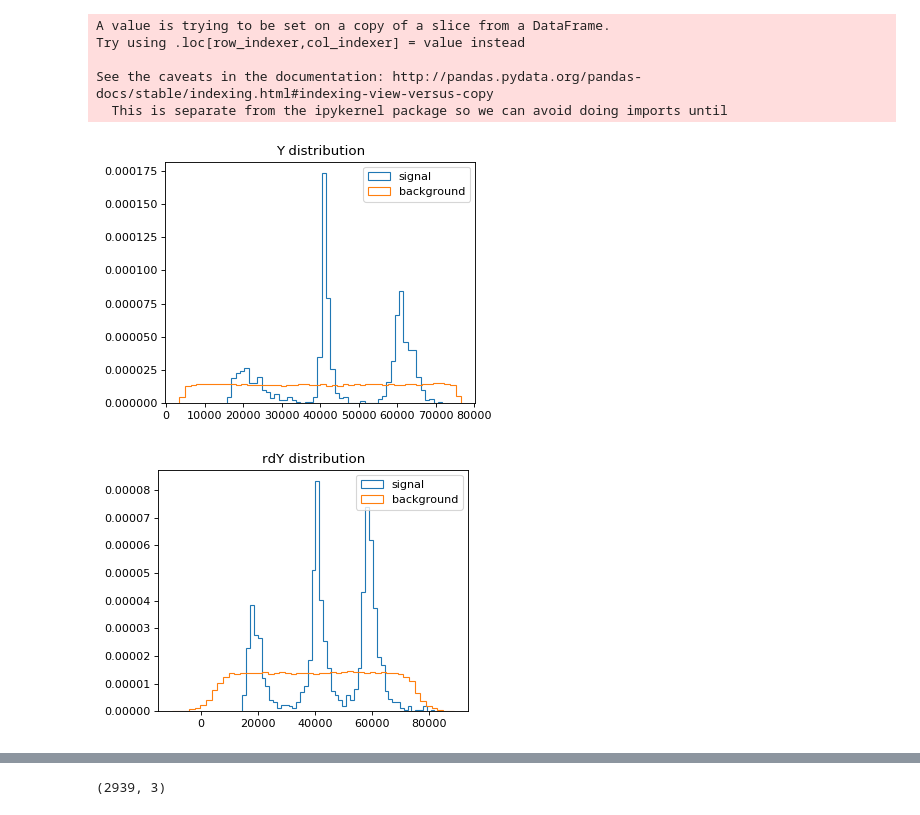
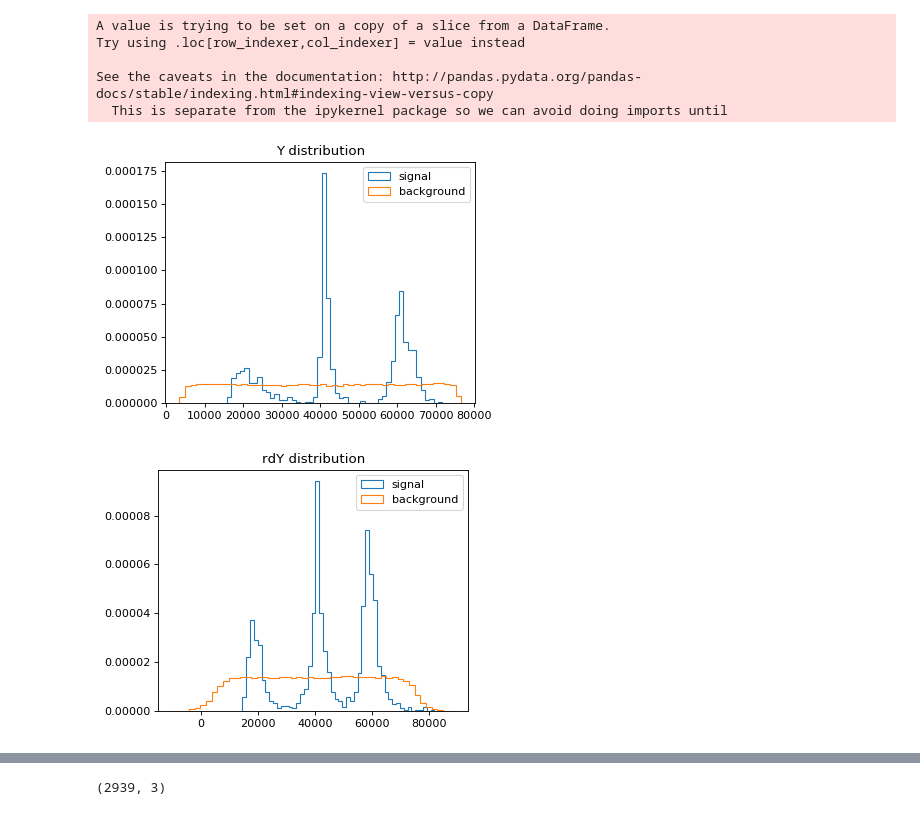
Before and after one commit to heroxbd/mlhep2017, a Jupyter notebook: episode2/Projection-Z0.ipynb, the cells around one changed output, grey strips where cells are left out. Saved outputs shown, nothing was run; the diff lists cells and outputs as text; code cells hidden in the pictures.

```diff
--- a/episode2/Projection-Z0.ipynb
+++ b/episode2/Projection-Z0.ipynb
@@ -3,7 +3,7 @@ import numpy as np
 import pandas as pd
 from matplotlib import pyplot as plt
 
-def f_plot(df=df, col="chi2"):
+def f_plot(df, col="chi2"):
     plt.figure(dpi = 80, figsize=(5,4))
     first = plt.hist(df.loc[df.signal == True, col], normed = True, histtype="step", bins=50, label = 'signal')
     second = plt.hist(df.loc[df.signal == False, col], normed = True, histtype="step", bins=50, label = 'background')
@@ -30,14 +28,14 @@ See the caveats in the documentation: http://pandas.pydata.org/pandas-docs/stabl
 # %%
 # get rid of Zo
 df0 = df.query("brick_number==57")
-df0["rdY"]= df0.Y - 0.3 * df0.TY * df0.Z
+df0["rdY"]= df0.Y - 0.3 * (df0.TY.abs()>0.08) * df0.TY * df0.Z
 f_plot(df0, "Y")
 f_plot(df0, "rdY")
 # %% [output]
 A value is trying to be set on a copy of a slice from a DataFrame.
 Try using .loc[row_indexer,col_indexer] = value instead
 
 See the caveats in the documentation: http://pandas.pydata.org/pandas-docs/stable/indexing.html#indexing-view-versus-copy
   This is separate from the ipykernel package so we can avoid doing imports until
 [figure]
-[figure, old version]
+[figure, new version]
```
Also changed, not shown: parts of 5 cells of this notebook, 5 other files.
